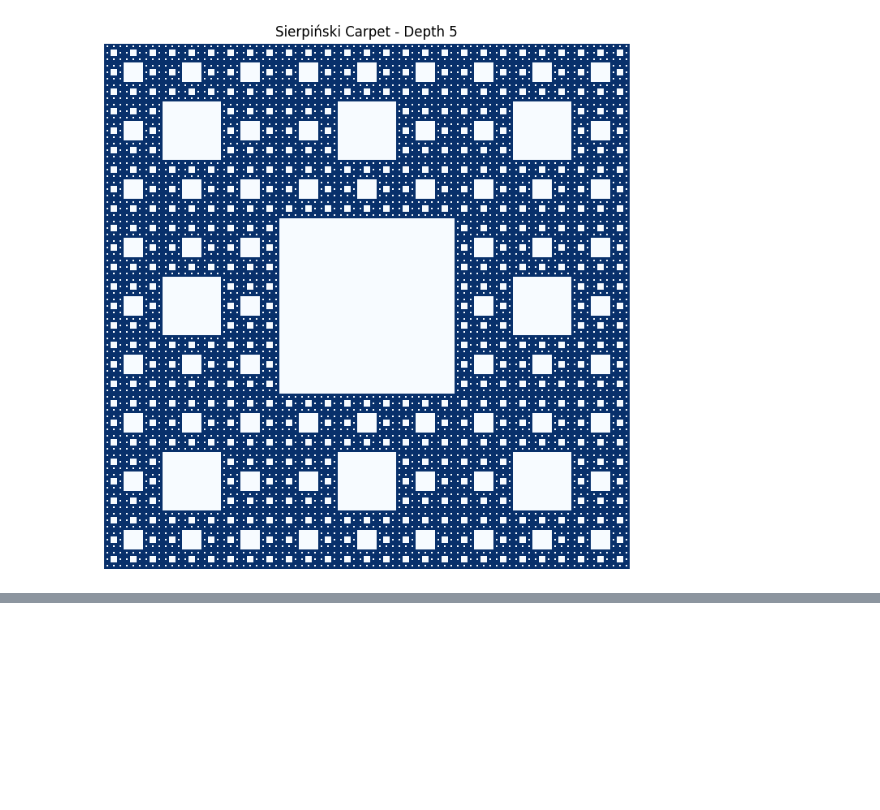
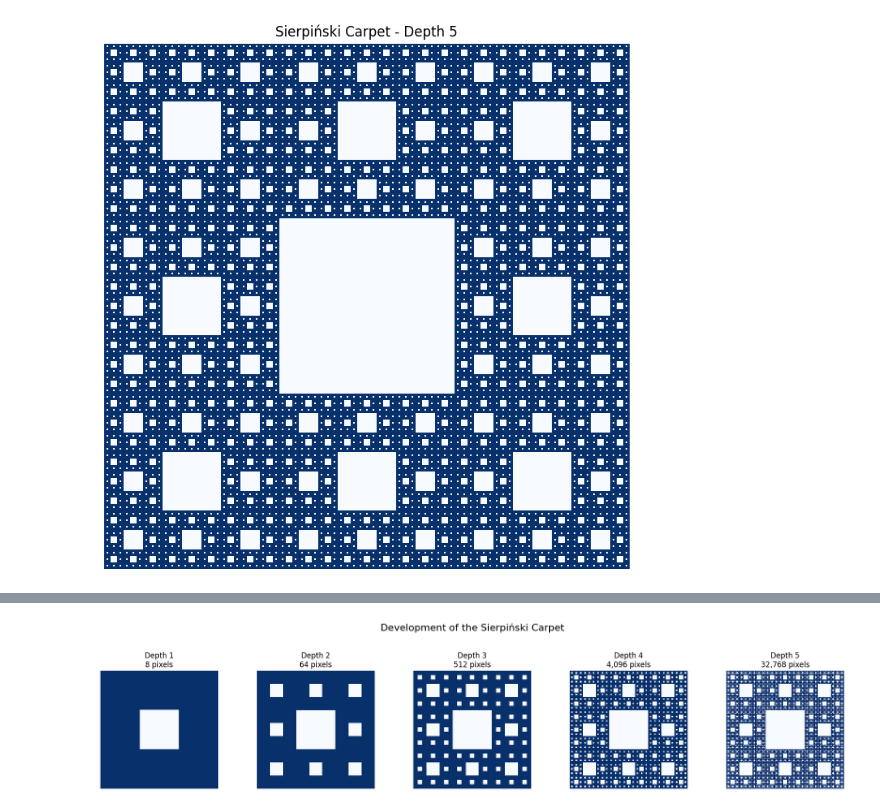
Before and after one commit to claire12-liao/COMP3710-Sierpinski-Carpet, a Jupyter notebook: COMP3710_Sierpinski_Carpet.ipynb, the cells around one changed output, grey strips where cells are left out. Saved outputs shown, nothing was run; the diff lists cells and outputs as text; code cells hidden in the pictures; blank space fills up the shorter version.

Commit message:
Add recursion depth comparison

```diff
--- a/COMP3710_Sierpinski_Carpet.ipynb
+++ b/COMP3710_Sierpinski_Carpet.ipynb
@@ -143,0 +154,70 @@ Tensor device: cuda:0
+# %%
+# 比较不同递归深度下 Sierpiński Carpet 的变化
+# Compare the Sierpiński Carpet at different recursion depths
+
+comparison_depths = [1, 2, 3, 4, 5]
+
+# 创建一行五张子图
+# Create one row containing five subplots
+fig, axes = plt.subplots(
+    1,
+    len(comparison_depths),
+    figsize=(18, 4)
+)
+
+for axis, current_depth in zip(axes, comparison_depths):
+
+    # 在 GPU 上生成当前深度的 Sierpiński Carpet
+    # Generate the carpet at the current depth on the GPU
+    current_carpet = generate_sierpinski_carpet(
+        current_depth,
+        device
+    )
+
+    # 计算实际保留的像素数量
+    # Count the actual number of remaining pixels
+    current_pixels = int(current_carpet.sum().item())
+
+    # 理论上，深度 d 应该保留 8^d 个像素
+    # Theoretically, depth d should contain 8^d occupied pixels
+    expected_pixels = 8 ** current_depth
+
+    # 检查实际结果是否等于理论结果
+    # Check whether the actual result matches the theoretical result
+    assert current_pixels == expected_pixels
+
+    # 将张量移回 CPU，以便 Matplotlib 绘图
+    # Move the tensor to the CPU for Matplotlib
+    current_image = current_carpet.cpu().numpy()
+
+    axis.imshow(
+        current_image,
+        cmap="Blues",
+        origin="upper",
+        interpolation="nearest"
+    )
+
+    # 标题显示递归深度和保留像素数量
+    # Display the recursion depth and occupied pixel count
+    axis.set_title(
+        f"Depth {current_depth}\n"
+        f"{current_pixels:,} pixels"
+    )
+
+    axis.axis("off")
+
+# 添加整张比较图的标题，并预留顶部空间
+# Add the main title and reserve enough space at the top
+fig.suptitle(
+    "Development of the Sierpiński Carpet",
+    fontsize=16,
+    y=0.98
+)
+
+plt.tight_layout(
+    rect=[0, 0, 1, 0.86]
+)
+
+plt.show()
+# %% [output]
+[figure, added]
```
Also changed, not shown: parts of 1 cell of this notebook.
